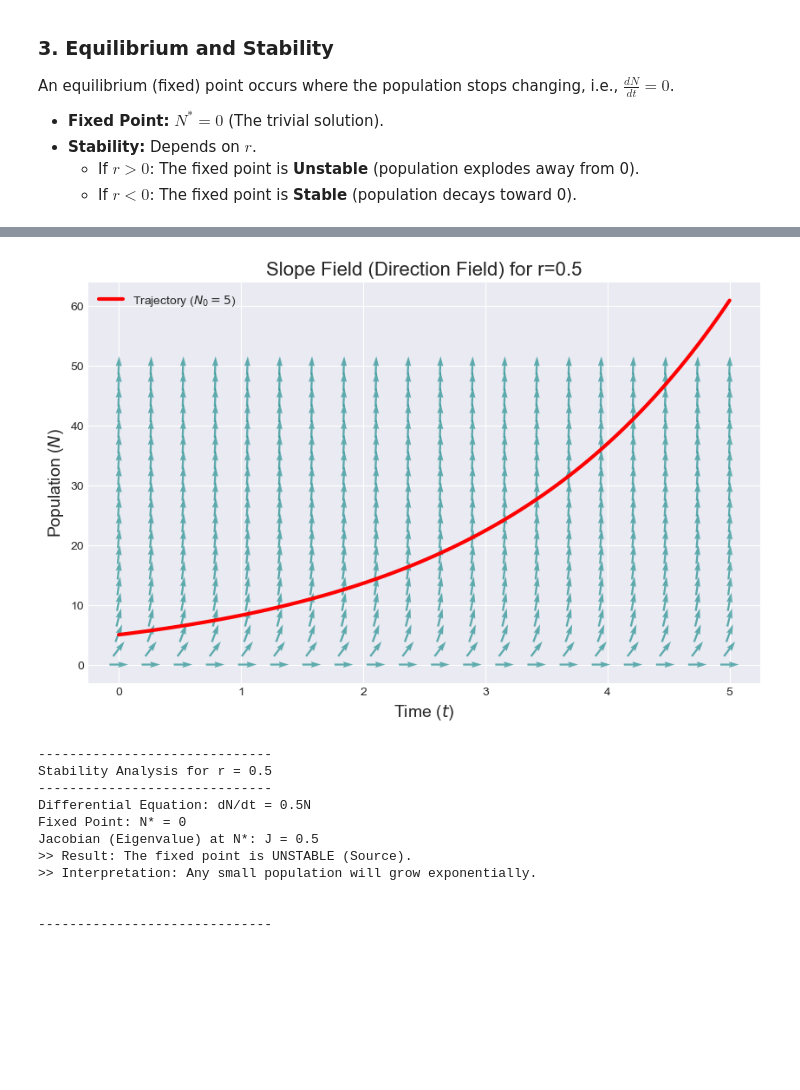
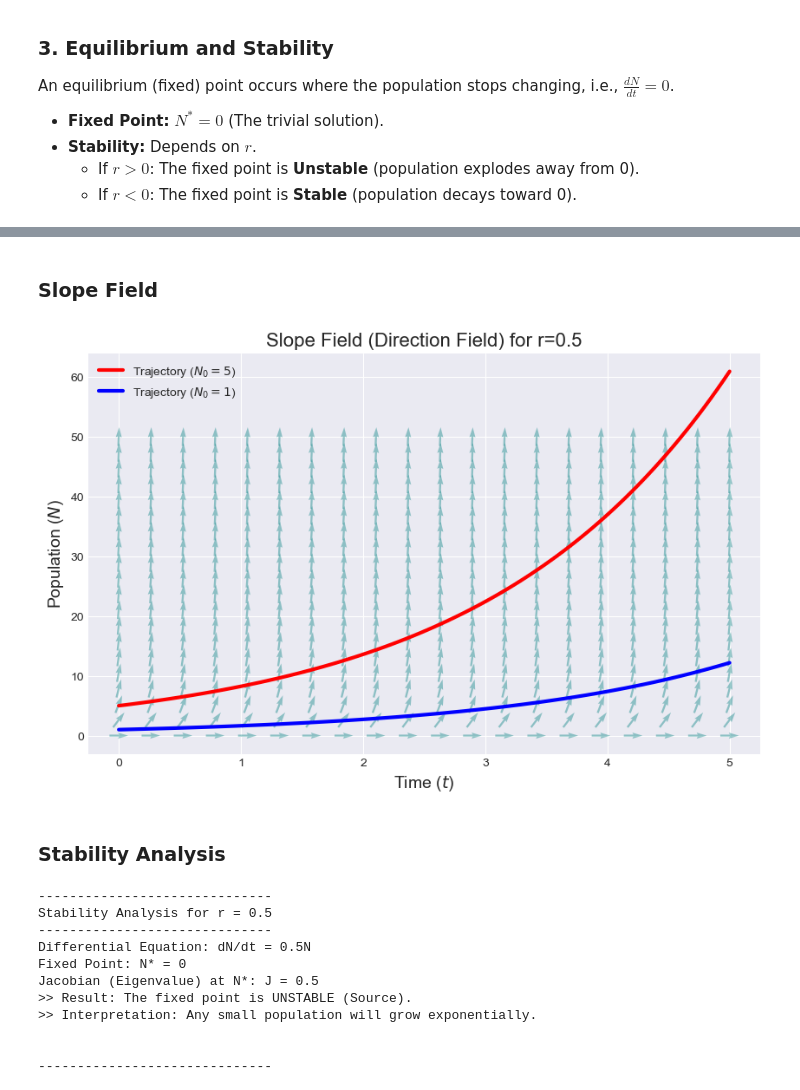
Before and after one commit to musabbirsammak/biological-modelling-with-python, a Jupyter notebook: 1-Malthusian-Growth.ipynb, the cells around one changed output, grey strips where cells are left out. Drawn from its saved outputs; the diff is of its cells as text; code cells hidden in the pictures; blank space fills up the shorter version.

Commit message:
fix: modifies Lecture 1 on Malthusian Growth codes for better understanding

```diff
--- a/1-Malthusian-Growth.ipynb
+++ b/1-Malthusian-Growth.ipynb
@@ -95,37 +61,39 @@ plt.show()
+# %% [markdown]
+### Slope Field
 # %%
-# --- Slope Field Setup ---
 t_mesh = np.linspace(0, 5, 20)
 N_mesh = np.linspace(0, 50, 20)
 T, N = np.meshgrid(t_mesh, N_mesh)
 
 r_slope = 0.5
-dN = r_slope * N   # The derivative
-dT = np.ones(dN.shape) # The change in time is constant (1 unit)
+dN = r_slope * N
+dT = np.ones(dN.shape)
 
-# Normalize arrows for better visualization
 L = np.sqrt(dT**2 + dN**2)
 dT_norm = dT / L
 dN_norm = dN / L
 
-# --- Plotting ---
+
 fig, ax = plt.subplots(figsize=(10, 6))
+ax.quiver(T, N, dT_norm, dN_norm, color='teal', alpha=0.4, pivot='mid')
 
-# Quiver plot (Vector Field)
-ax.quiver(T, N, dT_norm, dN_norm, color='teal', alpha=0.6, pivot='mid')
 
-# Overlay a specific trajectory
 t_traj = np.linspace(0, 5, 100)
 N_traj = odeint(malthusian_model, y0=5, t=t_traj, args=(r_slope,))
 ax.plot(t_traj, N_traj, 'r-', linewidth=3, label='Trajectory ($N_0=5$)')
+N_traj2 = odeint(malthusian_model, y0=1, t=t_traj, args=(r_slope,))
+ax.plot(t_traj, N_traj2, 'b-', linewidth=3, label='Trajectory ($N_0=1$)')
 
 ax.set_title(f'Slope Field (Direction Field) for r={r_slope}', fontsize=16)
 ax.set_xlabel('Time ($t$)', fontsize=14)
 ax.set_ylabel('Population ($N$)', fontsize=14)
 ax.legend()
 
 plt.show()
 # %% [output]
-[figure, old version]
+[figure, new version]
+# %% [markdown]
+### Stability Analysis
 # %%
 def analyze_stability(r):
     """
```
Also changed, not shown: parts of 3 cells of this notebook.
